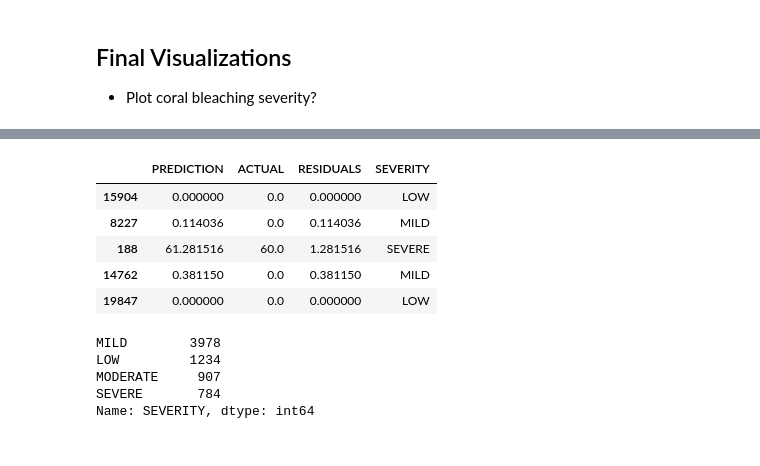
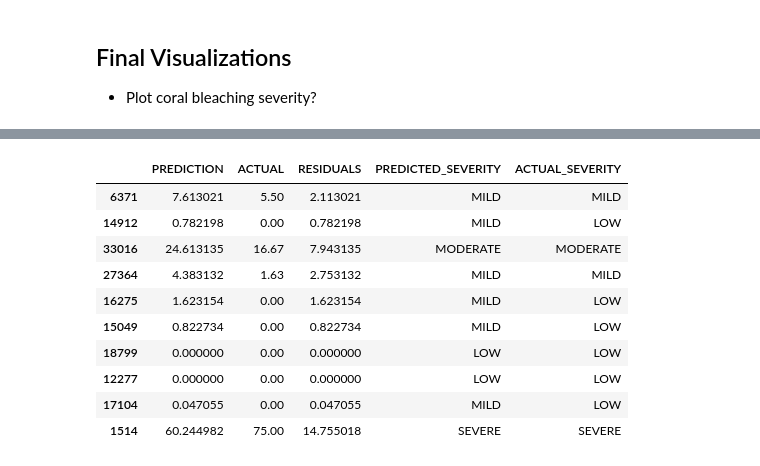
Before and after one commit to jc9536/CoralBleaching, a Jupyter notebook: CoralBleaching.ipynb, the cells around one changed output, grey strips where cells are left out. Saved outputs shown, nothing was run; the diff lists cells and outputs as text; code cells hidden in the pictures.

```diff
--- a/CoralBleaching.ipynb
+++ b/CoralBleaching.ipynb
@@ -908,17 +918,14 @@ for index, row in results.iterrows():
-# %%
-results.head()
-# %% [output]
-|  | PREDICTION | ACTUAL | RESIDUALS | SEVERITY |
-| 15904 | 0.000000 | 0.0 | 0.000000 | LOW |
-| 8227 | 0.114036 | 0.0 | 0.114036 | MILD |
-| 188 | 61.281516 | 60.0 | 1.281516 | SEVERE |
-| 14762 | 0.381150 | 0.0 | 0.381150 | MILD |
-| 19847 | 0.000000 | 0.0 | 0.000000 | LOW |
-# %%
-results['SEVERITY'].value_counts()
-# %% [output]
-MILD        3978
-LOW         1234
-MODERATE     907
-SEVERE       784
-Name: SEVERITY, dtype: int64
+# %%
+results.sample(10)
+# %% [output]
+|  | PREDICTION | ACTUAL | RESIDUALS | PREDICTED_SEVERITY | ACTUAL_SEVERITY |
+| 6371 | 7.613021 | 5.50 | 2.113021 | MILD | MILD |
+| 14912 | 0.782198 | 0.00 | 0.782198 | MILD | LOW |
+| 33016 | 24.613135 | 16.67 | 7.943135 | MODERATE | MODERATE |
+| 27364 | 4.383132 | 1.63 | 2.753132 | MILD | MILD |
+| 16275 | 1.623154 | 0.00 | 1.623154 | MILD | LOW |
+| 15049 | 0.822734 | 0.00 | 0.822734 | MILD | LOW |
+| 18799 | 0.000000 | 0.00 | 0.000000 | LOW | LOW |
+| 12277 | 0.000000 | 0.00 | 0.000000 | LOW | LOW |
+| 17104 | 0.047055 | 0.00 | 0.047055 | MILD | LOW |
+| 1514 | 60.244982 | 75.00 | 14.755018 | SEVERE | SEVERE |
```
Also changed, not shown: parts of 28 cells of this notebook.
